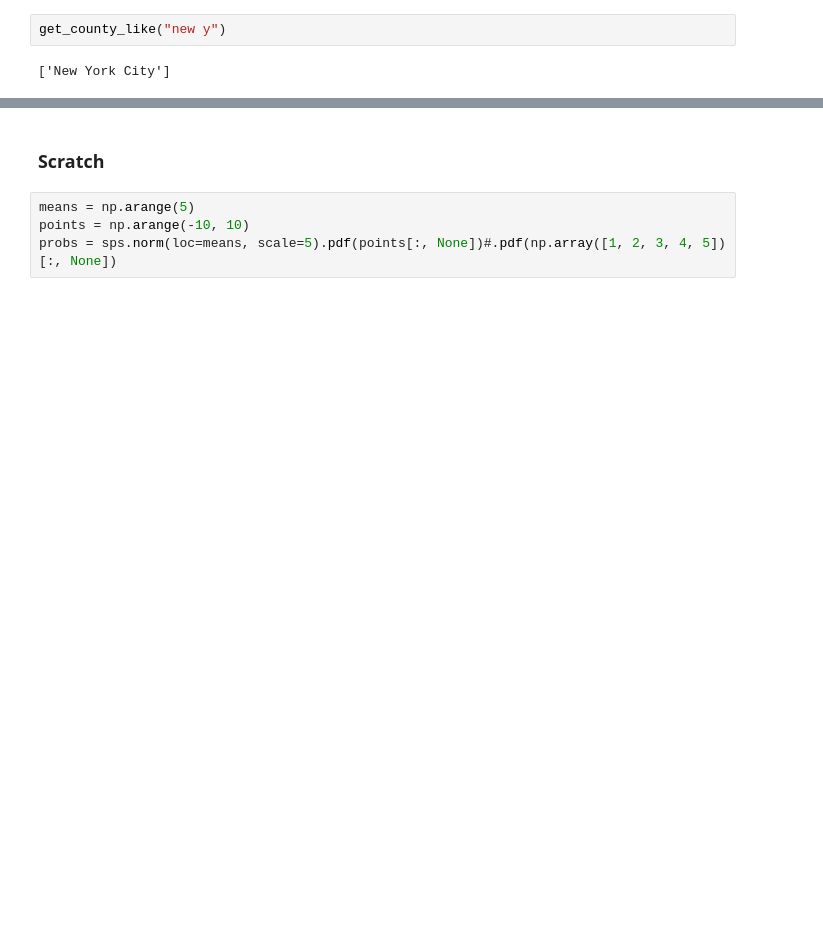
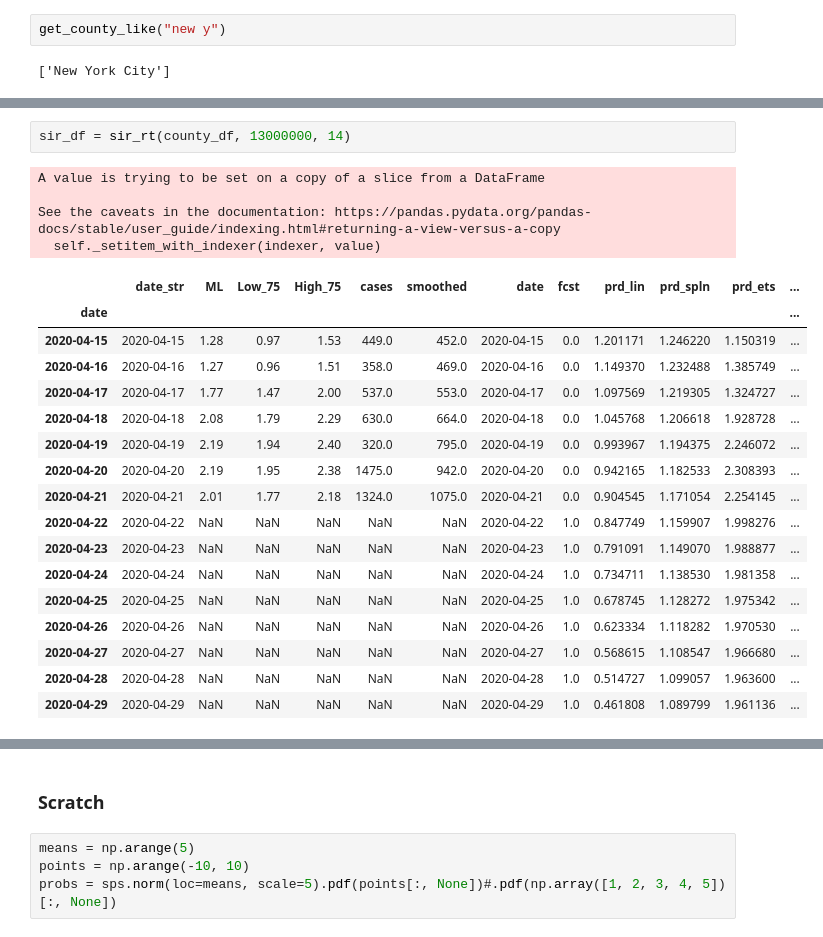
Before and after one commit to mmastand/chime, a Jupyter notebook: DynamicRt.ipynb, the cells around one changed output, grey strips where cells are left out. Saved outputs shown, nothing was run; the diff lists cells and outputs as text; blank space fills up the shorter version.

```diff
--- a/DynamicRt.ipynb
+++ b/DynamicRt.ipynb
@@ -294,0 +540,24 @@ display_counties(counties)
+# %%
+sir_df = sir_rt(county_df, 13000000, 14)
+# %% [output]
+A value is trying to be set on a copy of a slice from a DataFrame
+
+See the caveats in the documentation: https://pandas.pydata.org/pandas-docs/stable/user_guide/indexing.html#returning-a-view-versus-a-copy
+  self._setitem_with_indexer(indexer, value)
+|  | date_str | ML | Low_75 | High_75 | cases | smoothed | date | fcst | prd_lin | prd_spln | prd_ets | ... |
+| date |  |  |  |  |  |  |  |  |  |  |  | ... |
+| 2020-04-15 | 2020-04-15 | 1.28 | 0.97 | 1.53 | 449.0 | 452.0 | 2020-04-15 | 0.0 | 1.201171 | 1.246220 | 1.150319 | ... |
+| 2020-04-16 | 2020-04-16 | 1.27 | 0.96 | 1.51 | 358.0 | 469.0 | 2020-04-16 | 0.0 | 1.149370 | 1.232488 | 1.385749 | ... |
+| 2020-04-17 | 2020-04-17 | 1.77 | 1.47 | 2.00 | 537.0 | 553.0 | 2020-04-17 | 0.0 | 1.097569 | 1.219305 | 1.324727 | ... |
+| 2020-04-18 | 2020-04-18 | 2.08 | 1.79 | 2.29 | 630.0 | 664.0 | 2020-04-18 | 0.0 | 1.045768 | 1.206618 | 1.928728 | ... |
+| 2020-04-19 | 2020-04-19 | 2.19 | 1.94 | 2.40 | 320.0 | 795.0 | 2020-04-19 | 0.0 | 0.993967 | 1.194375 | 2.246072 | ... |
+| 2020-04-20 | 2020-04-20 | 2.19 | 1.95 | 2.38 | 1475.0 | 942.0 | 2020-04-20 | 0.0 | 0.942165 | 1.182533 | 2.308393 | ... |
+| 2020-04-21 | 2020-04-21 | 2.01 | 1.77 | 2.18 | 1324.0 | 1075.0 | 2020-04-21 | 0.0 | 0.904545 | 1.171054 | 2.254145 | ... |
+| 2020-04-22 | 2020-04-22 | NaN | NaN | NaN | NaN | NaN | 2020-04-22 | 1.0 | 0.847749 | 1.159907 | 1.998276 | ... |
+| 2020-04-23 | 2020-04-23 | NaN | NaN | NaN | NaN | NaN | 2020-04-23 | 1.0 | 0.791091 | 1.149070 | 1.988877 | ... |
+| 2020-04-24 | 2020-04-24 | NaN | NaN | NaN | NaN | NaN | 2020-04-24 | 1.0 | 0.734711 | 1.138530 | 1.981358 | ... |
+| 2020-04-25 | 2020-04-25 | NaN | NaN | NaN | NaN | NaN | 2020-04-25 | 1.0 | 0.678745 | 1.128272 | 1.975342 | ... |
+| 2020-04-26 | 2020-04-26 | NaN | NaN | NaN | NaN | NaN | 2020-04-26 | 1.0 | 0.623334 | 1.118282 | 1.970530 | ... |
+| 2020-04-27 | 2020-04-27 | NaN | NaN | NaN | NaN | NaN | 2020-04-27 | 1.0 | 0.568615 | 1.108547 | 1.966680 | ... |
+| 2020-04-28 | 2020-04-28 | NaN | NaN | NaN | NaN | NaN | 2020-04-28 | 1.0 | 0.514727 | 1.099057 | 1.963600 | ... |
+| 2020-04-29 | 2020-04-29 | NaN | NaN | NaN | NaN | NaN | 2020-04-29 | 1.0 | 0.461808 | 1.089799 | 1.961136 | ... |
```
Also changed, not shown: parts of 25 cells of this notebook, 1 other file.
